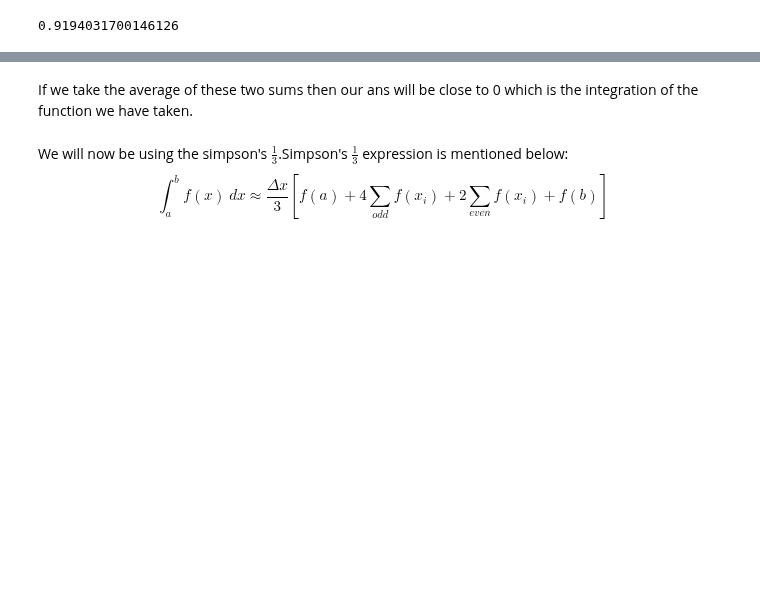
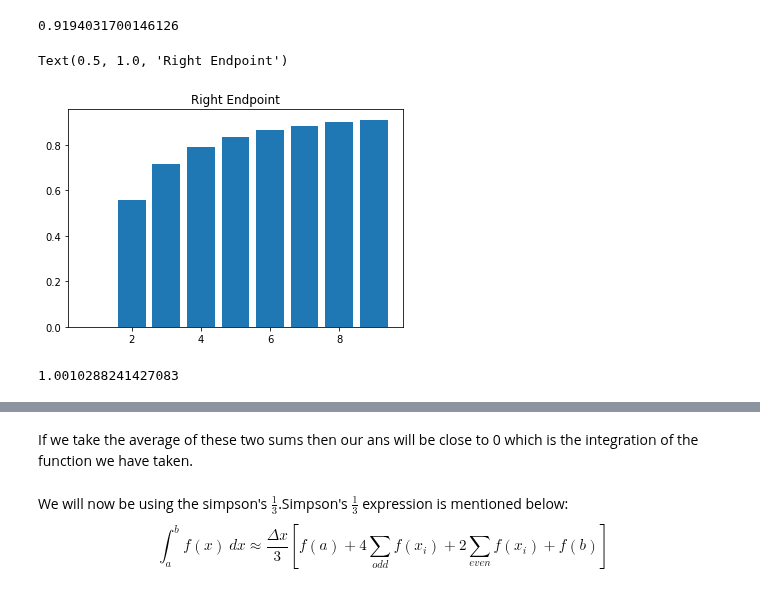
Before and after one commit to rajatlamsal00977/Project-1, a Jupyter notebook: IntegrationProj7.ipynb, the cells around one changed output, grey strips where cells are left out. Saved outputs shown, nothing was run; the diff lists cells and outputs as text; code cells hidden in the pictures; blank space fills up the shorter version.

```diff
--- a/IntegrationProj7.ipynb
+++ b/IntegrationProj7.ipynb
@@ -83,3 +93,17 @@ riemannSum(np.cos, 0,np.pi/2,10,'left')                #riemann Sum for left han
 riemannSum(np.cos, 0,np.pi/2,10,'right')             #riemann Sum for right hand side.
 # %% [output]
 0.9194031700146126
+# %%
+x_axis = [i for i in range(1,10,1)] ## x_axis as number of rectangles
+y_axis = [riemannSum(np.cos, 0,np.pi/2, i, 'right') for i in range(1,10,1)] ##y_axis as our estimated value
+
+plt.bar(x_axis, y_axis)
+
+plt.title("Right Endpoint")
+# %% [output]
+Text(0.5, 1.0, 'Right Endpoint')
+[figure, added]
+# %%
+riemannSum(np.cos, 0,np.pi/2,10,'mid')
+# %% [output]
+1.0010288241427083
```
Also changed, not shown: parts of 13 cells of this notebook.
